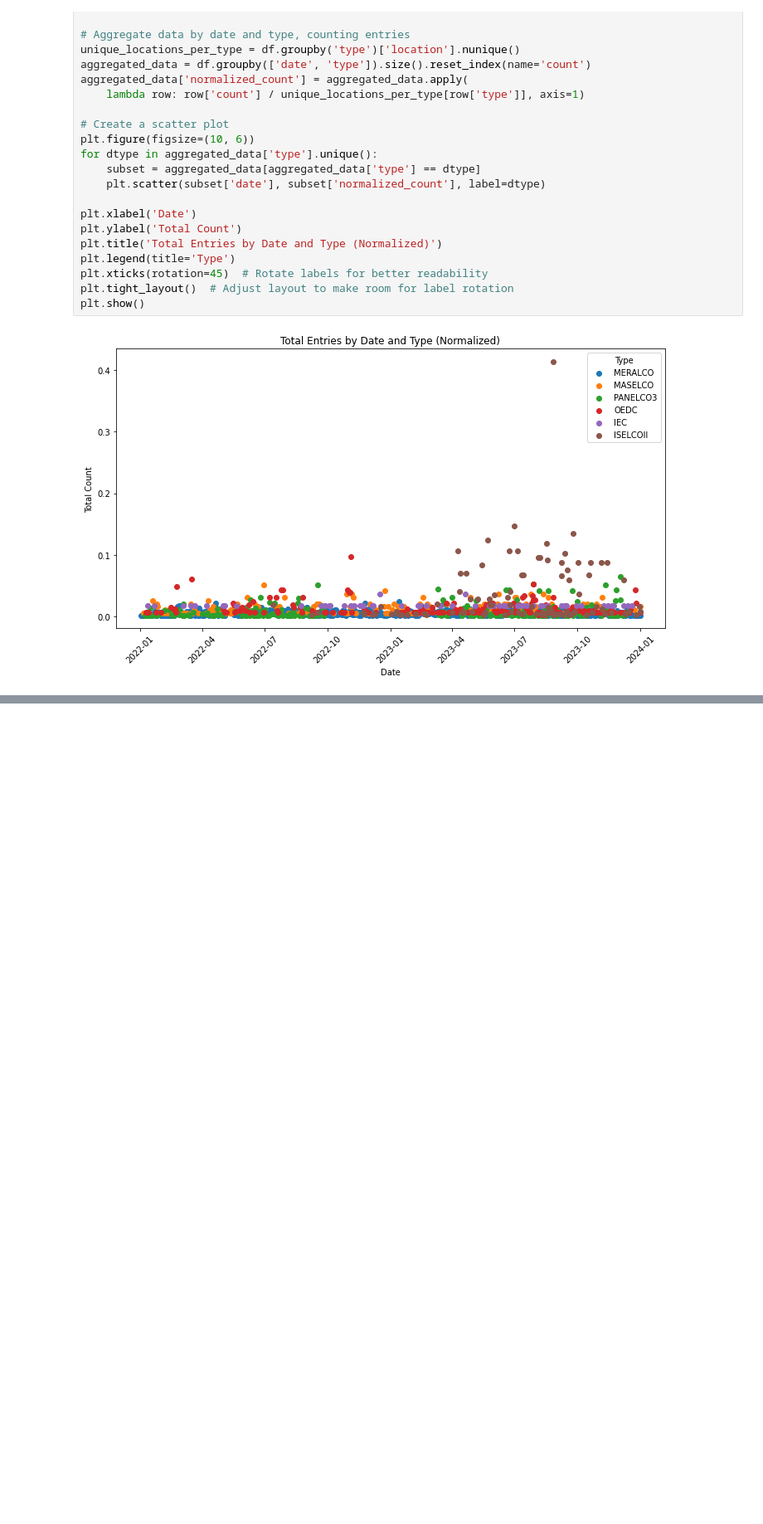
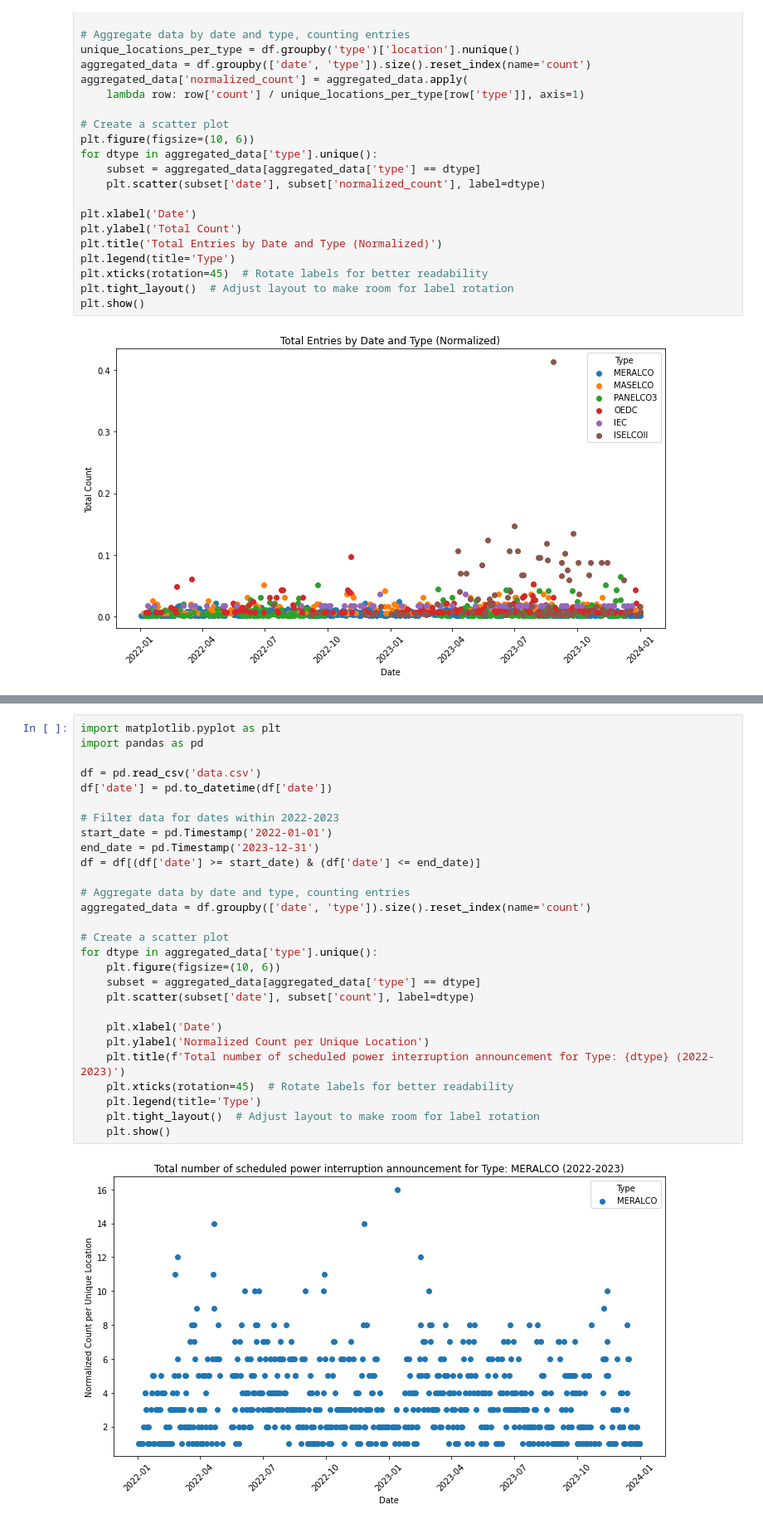
Before and after one commit to smtnhacker/cs132-ph-electric-shortages, a Jupyter notebook: data-gathering/eda.ipynb, the cells around one changed output, grey strips where cells are left out. Shown at 83% size. Drawn from its saved outputs; the diff is of its cells as text; blank space fills up the shorter version.

```diff
--- a/data-gathering/eda.ipynb
+++ b/data-gathering/eda.ipynb
@@ -128,0 +129,30 @@ for dtype in aggregated_data['type'].unique():
+# %%
+import matplotlib.pyplot as plt
+import pandas as pd
+
+df = pd.read_csv('data.csv')
+df['date'] = pd.to_datetime(df['date'])
+
+# Filter data for dates within 2022-2023
+start_date = pd.Timestamp('2022-01-01')
+end_date = pd.Timestamp('2023-12-31')
+df = df[(df['date'] >= start_date) & (df['date'] <= end_date)]
+
+# Aggregate data by date and type, counting entries
+aggregated_data = df.groupby(['date', 'type']).size().reset_index(name='count')
+
+# Create a scatter plot
+for dtype in aggregated_data['type'].unique():
+    plt.figure(figsize=(10, 6))
+    subset = aggregated_data[aggregated_data['type'] == dtype]
+    plt.scatter(subset['date'], subset['count'], label=dtype)
+
+    plt.xlabel('Date')
+    plt.ylabel('Normalized Count per Unique Location')
+    plt.title(f'Total number of scheduled power interruption announcement for Type: {dtype} (2022-2023)')
+    plt.xticks(rotation=45)  # Rotate labels for better readability
+    plt.legend(title='Type')
+    plt.tight_layout()  # Adjust layout to make room for label rotation
+    plt.show()
+# %% [output]
+[figure, added]
```
Also changed, not shown: parts of 3 cells of this notebook.
